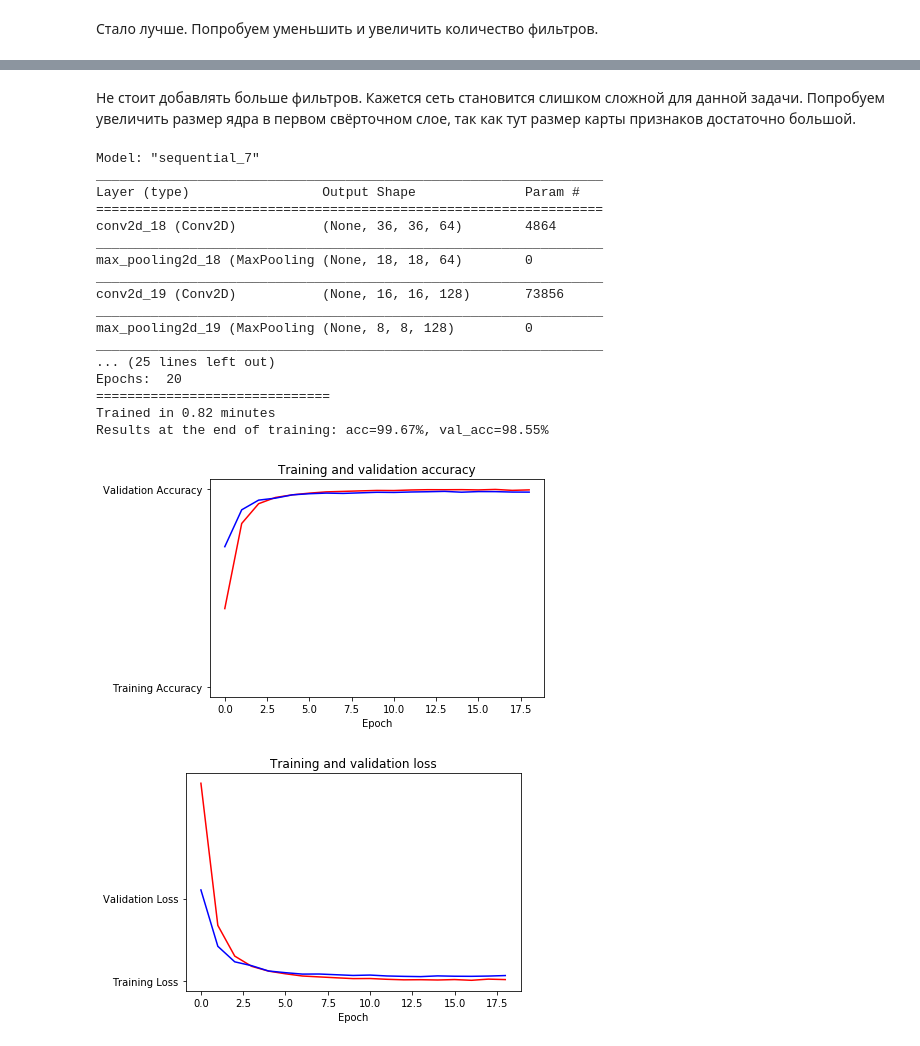
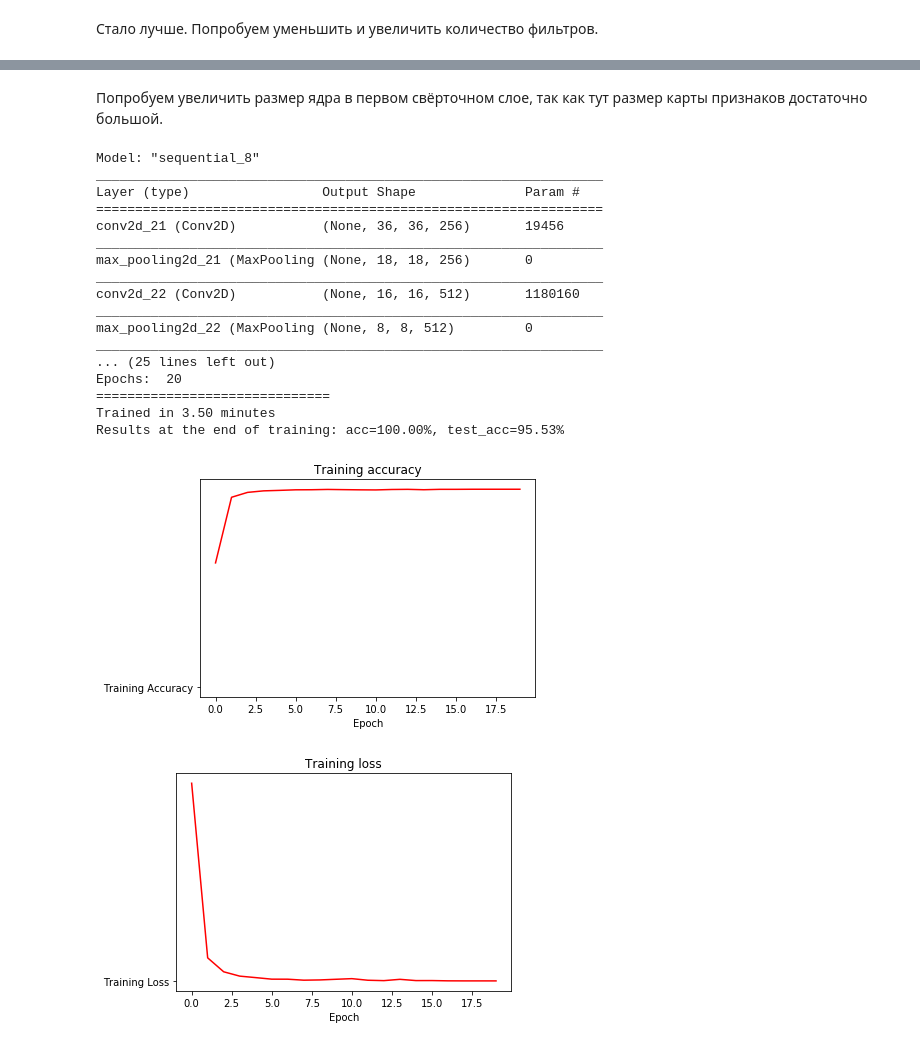
Before and after one commit to kormang/gtsrb-dl-labs, a Jupyter notebook: lab3/src/gtsc-keras-lab3-cnn.ipynb, the cells around one changed output, grey strips where cells are left out. Saved outputs shown, nothing was run; the diff lists cells and outputs as text; code cells hidden in the pictures.

```diff
--- a/lab3/src/gtsc-keras-lab3-cnn.ipynb
+++ b/lab3/src/gtsc-keras-lab3-cnn.ipynb
@@ -211,21 +212,17 @@ def plot(history):
     import matplotlib.pyplot as plt
 
     acc=history.history['acc']
-    val_acc=history.history['val_acc']
     loss=history.history['loss']
-    val_loss=history.history['val_loss']
     epochs=range(len(acc))
 
     plt.plot(epochs, acc, 'r', "Training Accuracy")
-    plt.plot(epochs, val_acc, 'b', "Validation Accuracy")
-    plt.title('Training and validation accuracy')
+    plt.title('Training accuracy')
     plt.xlabel('Epoch')
     plt.figure()
 
     plt.plot(epochs, loss, 'r', "Training Loss")
-    plt.plot(epochs, val_loss, 'b', "Validation Loss")
     plt.xlabel('Epoch')
-    plt.title('Training and validation loss')
+    plt.title('Training loss')
 # %%
 def show_layers(model):
     print('Name\tOutput shape\tActivation\tInitializer')
@@ -251,12 +248,7 @@ def train_model(model, kernel_initializer, optimizer, epochs):
     history = model.fit_generator(train_generator,
                         epochs=epochs,
                         verbose=VERBOSE,
-                        callbacks=[
-                          tf.keras.callbacks.EarlyStopping(monitor='acc', min_delta=0.0001, patience=2),
-                          StopOnAccReachedCallback()
-                        ],
-                        steps_per_epoch= round(X_train.shape[0] / BATCH_SIZE),
-                        validation_data = validation_generator)
+                        steps_per_epoch= round(X_train.shape[0] / BATCH_SIZE))
     end_time = timer()
 
     custom_summary(model)
@@ -267,10 +259,13 @@ def train_model(model, kernel_initializer, optimizer, epochs):
     print('Epochs: ', epochs)
     print('==============================')
     print('Trained in {0:.2f} minutes'.format((end_time - start_time) / 60))
+
     acc=history.history['acc'][-1]
-    val_acc=history.history['val_acc'][-1]
-    print('Results at the end of training: acc={1:.02f}%, val_acc={2:.02f}%'
-          .format(i, acc*100, val_acc*100))
+    test_acc = model.evaluate_generator(test_generator)[1]
+
+    print('Results at the end of training: acc={1:.02f}%, test_acc={2:.02f}%'
+          .format(i, acc*100, test_acc*100))
+
     plot(history)
 # %% [markdown]
 Тренируем сети:
@@ -538,39 +570,39 @@ Results at the end of training: acc=98.76%, val_acc=98.38%
 # %% [markdown]
-Не стоит добавлять больше фильтров. Кажется сеть становится слишком сложной для данной задачи. Попробуем увеличить размер ядра в первом свёрточном слое, так как тут размер карты признаков достаточно большой.
+Попробуем увеличить размер ядра в первом свёрточном слое, так как тут размер карты признаков достаточно большой.
 # %%
 kernel_initializer='glorot_uniform'
 optimizer=Adam(learning_rate=0.0005)
 epochs=20
 
 model = tf.keras.models.Sequential([
-    tf.keras.layers.Conv2D(64, (5, 5), activation='relu', input_shape=TARGET_SIZE + (3,)),
+    tf.keras.layers.Conv2D(256, (5, 5), activation='relu', input_shape=TARGET_SIZE + (3,)),
     tf.keras.layers.MaxPooling2D(2, 2),
-    tf.keras.layers.Conv2D(128, (3, 3), activation='relu', input_shape=TARGET_SIZE + (3,)),
+    tf.keras.layers.Conv2D(512, (3, 3), activation='relu', input_shape=TARGET_SIZE + (3,)),
     tf.keras.layers.MaxPooling2D(2, 2),
-    tf.keras.layers.Conv2D(256, (3, 3), activation='relu', input_shape=TARGET_SIZE + (3,)),
+    tf.keras.layers.Conv2D(1024, (3, 3), activation='relu', input_shape=TARGET_SIZE + (3,)),
     tf.keras.layers.MaxPooling2D(2, 2),
     tf.keras.layers.Flatten(),
     tf.keras.layers.Dense(43, activation='softmax')
 ])
 
 train_model(model, kernel_initializer, optimizer, epochs)
 # %% [output]
-Model: "sequential_7"
+Model: "sequential_8"
 _________________________________________________________________
 Layer (type)                 Output Shape              Param #
 =================================================================
-conv2d_18 (Conv2D)           (None, 36, 36, 64)        4864
+conv2d_21 (Conv2D)           (None, 36, 36, 256)       19456
 _________________________________________________________________
-max_pooling2d_18 (MaxPooling (None, 18, 18, 64)        0
+max_pooling2d_21 (MaxPooling (None, 18, 18, 256)       0
 _________________________________________________________________
-conv2d_19 (Conv2D)           (None, 16, 16, 128)       73856
+conv2d_22 (Conv2D)           (None, 16, 16, 512)       1180160
 _________________________________________________________________
-max_pooling2d_19 (MaxPooling (None, 8, 8, 128)         0
+max_pooling2d_22 (MaxPooling (None, 8, 8, 512)         0
 _________________________________________________________________
 ... (25 lines left out)
 Epochs:  20
 ==============================
-Trained in 0.82 minutes
-Results at the end of training: acc=99.67%, val_acc=98.55%
+Trained in 3.50 minutes
+Results at the end of training: acc=100.00%, test_acc=95.53%
-[figure, old version]
+[figure, new version]
-[figure, old version]
+[figure, new version]
```
Also changed, not shown: parts of 28 cells of this notebook, 3 other files.
